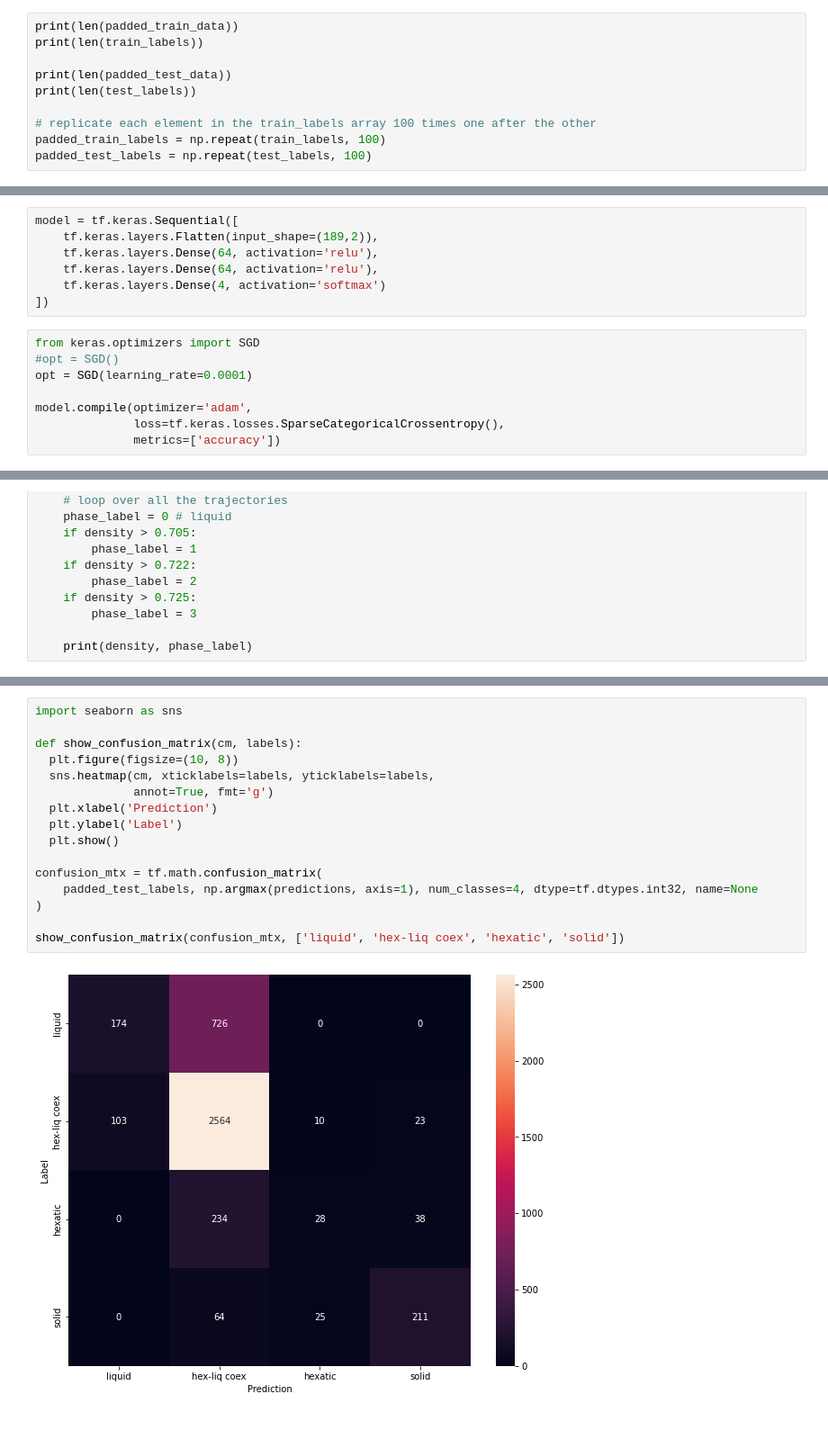
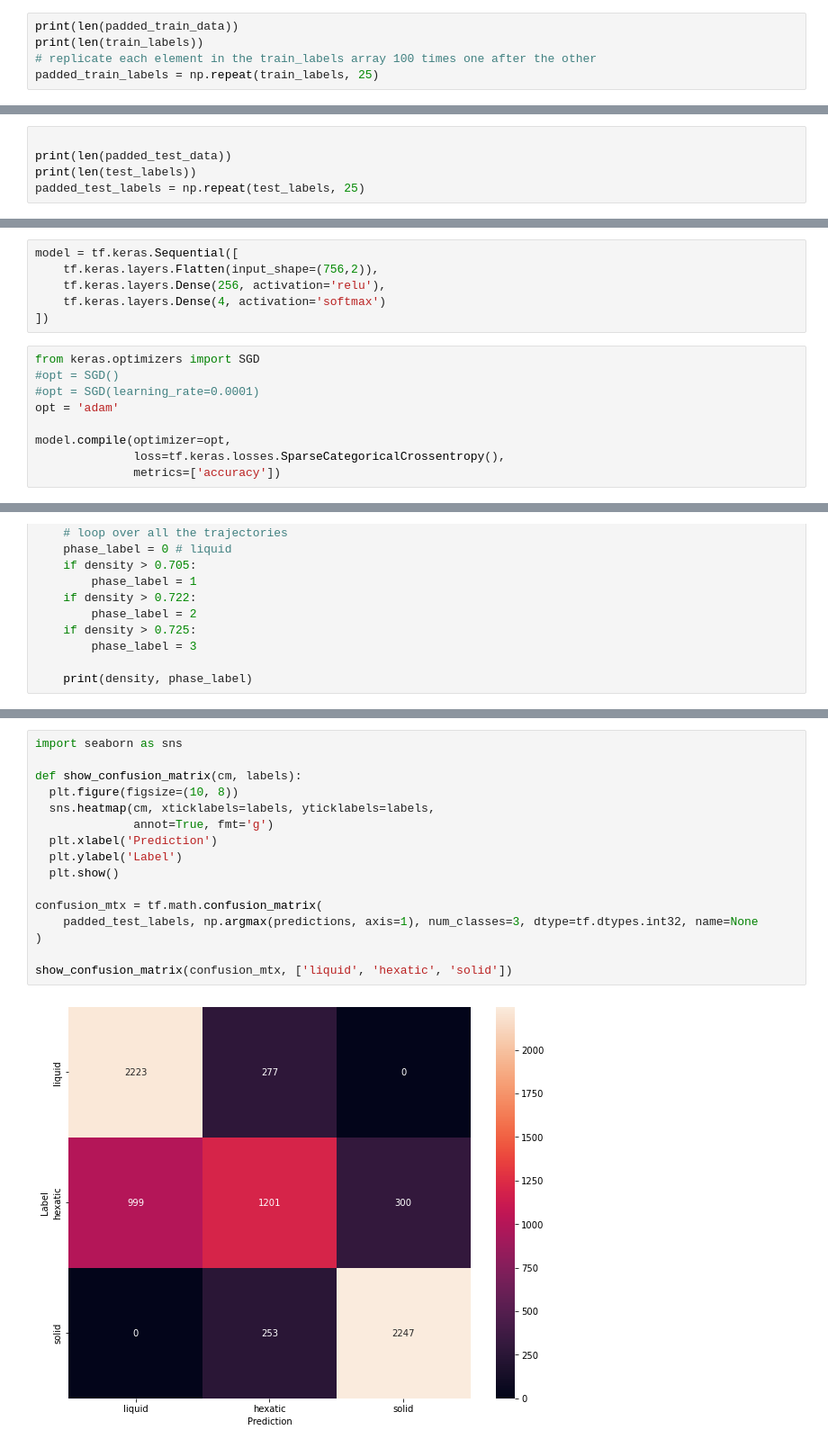
Before and after one commit to cbcaporusso/2d-crystalline-phase-classificator, a Jupyter notebook: phase_identification.ipynb, the cells around one changed output, grey strips where cells are left out. Shown at 90% size. Cells and saved outputs as stored; diff of their text form.

```diff
--- a/phase_identification.ipynb
+++ b/phase_identification.ipynb
@@ -297,11 +309,6 @@ print(padded_test_data.shape)
 # %%
 print(len(padded_train_data))
 print(len(train_labels))
-
-print(len(padded_test_data))
-print(len(test_labels))
-
 # replicate each element in the train_labels array 100 times one after the other
-padded_train_labels = np.repeat(train_labels, 100)
-padded_test_labels = np.repeat(test_labels, 100)
+padded_train_labels = np.repeat(train_labels, 25)
 # %% [output]
@@ -311,0 +319,5 @@ padded_test_labels = np.repeat(test_labels, 100)
+# %%
+
+print(len(padded_test_data))
+print(len(test_labels))
+padded_test_labels = np.repeat(test_labels, 25)
@@ -318,16 +333,16 @@ print(padded_train_data.shape)
 # %%
 model = tf.keras.Sequential([
-    tf.keras.layers.Flatten(input_shape=(189,2)),
-    tf.keras.layers.Dense(64, activation='relu'),
-    tf.keras.layers.Dense(64, activation='relu'),
+    tf.keras.layers.Flatten(input_shape=(756,2)),
+    tf.keras.layers.Dense(256, activation='relu'),
     tf.keras.layers.Dense(4, activation='softmax')
 ])
 # %%
 from keras.optimizers import SGD
 #opt = SGD()
-opt = SGD(learning_rate=0.0001)
+#opt = SGD(learning_rate=0.0001)
+opt = 'adam'
 
-model.compile(optimizer='adam',
+model.compile(optimizer=opt,
               loss=tf.keras.losses.SparseCategoricalCrossentropy(),
               metrics=['accuracy'])
 # %%
@@ -392,21 +407,21 @@ print_test_density(index)
 # %%
 import seaborn as sns
 
 def show_confusion_matrix(cm, labels):
   plt.figure(figsize=(10, 8))
   sns.heatmap(cm, xticklabels=labels, yticklabels=labels,
               annot=True, fmt='g')
   plt.xlabel('Prediction')
   plt.ylabel('Label')
   plt.show()
 
 confusion_mtx = tf.math.confusion_matrix(
-    padded_test_labels, np.argmax(predictions, axis=1), num_classes=4, dtype=tf.dtypes.int32, name=None
+    padded_test_labels, np.argmax(predictions, axis=1), num_classes=3, dtype=tf.dtypes.int32, name=None
 )
 
-show_confusion_matrix(confusion_mtx, ['liquid', 'hex-liq coex', 'hexatic', 'solid'])
+show_confusion_matrix(confusion_mtx, ['liquid', 'hexatic', 'solid'])
 # %% [output]
-[figure, old version]
+[figure, new version]
 # %%
 # plot the time evolution of the accuracy and loss
 def plot_history(history):
```
Also changed, not shown: parts of 17 cells of this notebook.
